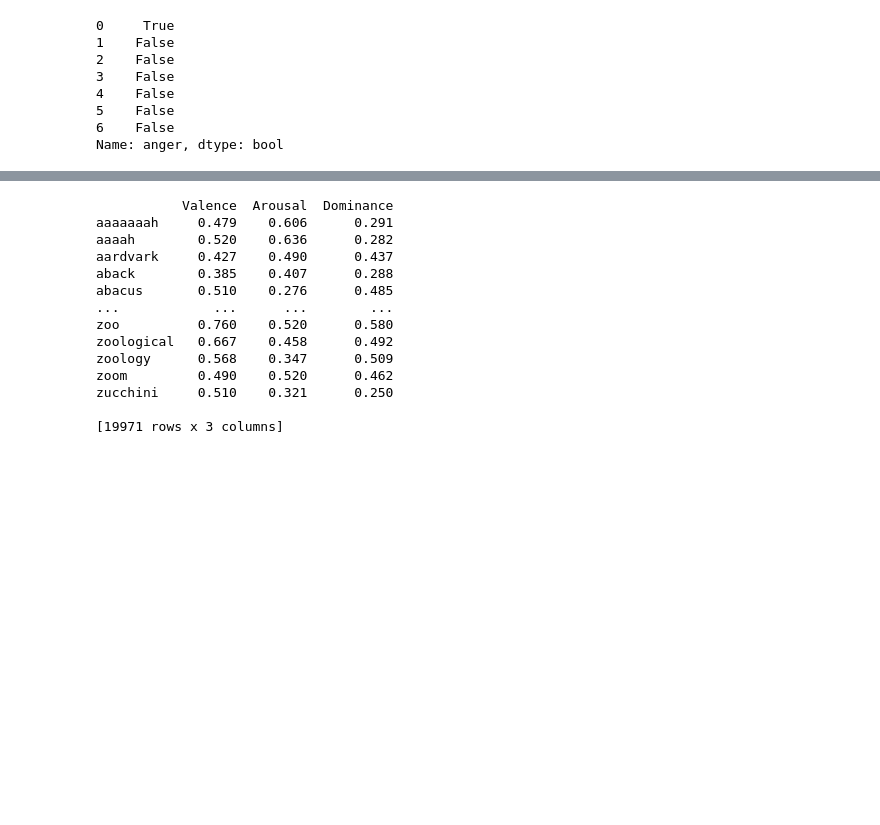
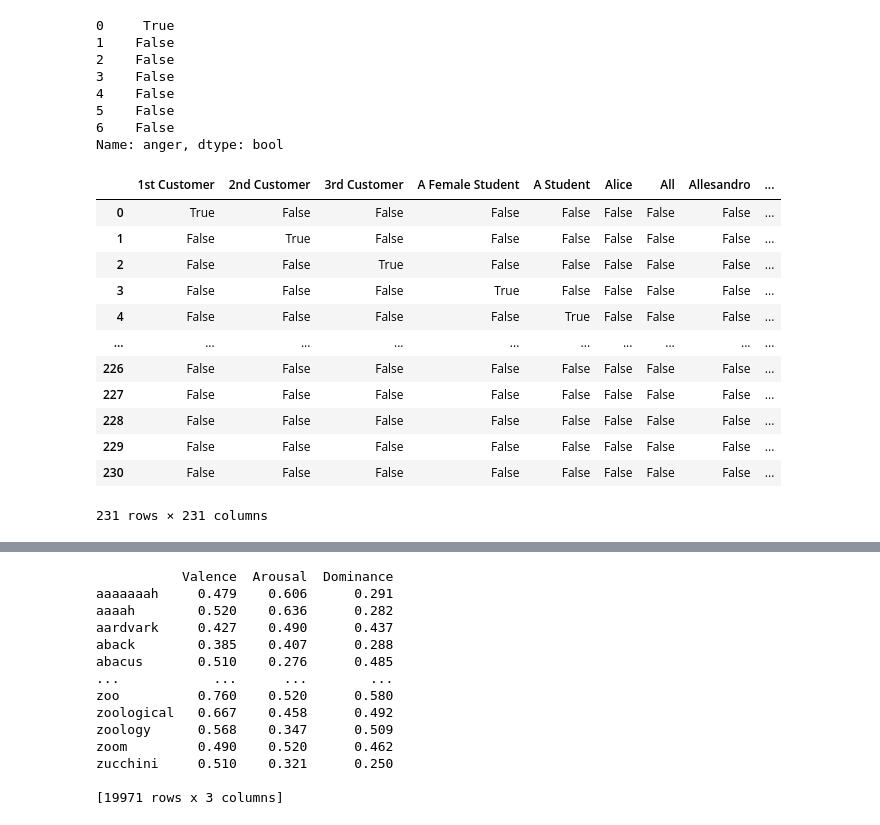
Before and after one commit to Thyaggo/SemEval-2023-Task-10, a Jupyter notebook: semeval.ipynb, the cells around one changed output, grey strips where cells are left out. Saved outputs shown, nothing was run; the diff lists cells and outputs as text; code cells hidden in the pictures; blank space fills up the shorter version.

```diff
--- a/semeval.ipynb
+++ b/semeval.ipynb
@@ -102,3 +102,28 @@ for i in train_df['emotions']:
     for j in i:
         listtemp.append(dummies[j])
     listaEmo.append(listtemp)
+# %%
+listSpk = []
+for i in train_df['speakers']:
+    for j in i:
+        if j in listSpk:
+            continue
+        else:
+            listSpk.append(j)
+listSpk.sort()
+speaker_specific = pd.get_dummies(listSpk)
+speaker_specific
+# %% [output]
+|  | 1st Customer | 2nd Customer | 3rd Customer | A Female Student | A Student | Alice | All | Allesandro | ... |
+| 0 | True | False | False | False | False | False | False | False | ... |
+| 1 | False | True | False | False | False | False | False | False | ... |
+| 2 | False | False | True | False | False | False | False | False | ... |
+| 3 | False | False | False | True | False | False | False | False | ... |
+| 4 | False | False | False | False | True | False | False | False | ... |
+| ... | ... | ... | ... | ... | ... | ... | ... | ... | ... |
+| 226 | False | False | False | False | False | False | False | False | ... |
+| 227 | False | False | False | False | False | False | False | False | ... |
+| 228 | False | False | False | False | False | False | False | False | ... |
+| 229 | False | False | False | False | False | False | False | False | ... |
+| 230 | False | False | False | False | False | False | False | False | ... |
+231 rows × 231 columns
```
Also changed, not shown: parts of 14 cells of this notebook, 1 other file.
